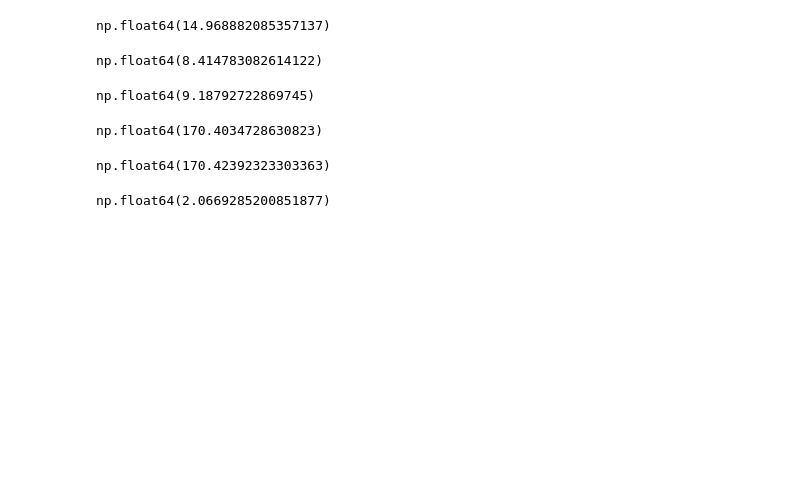
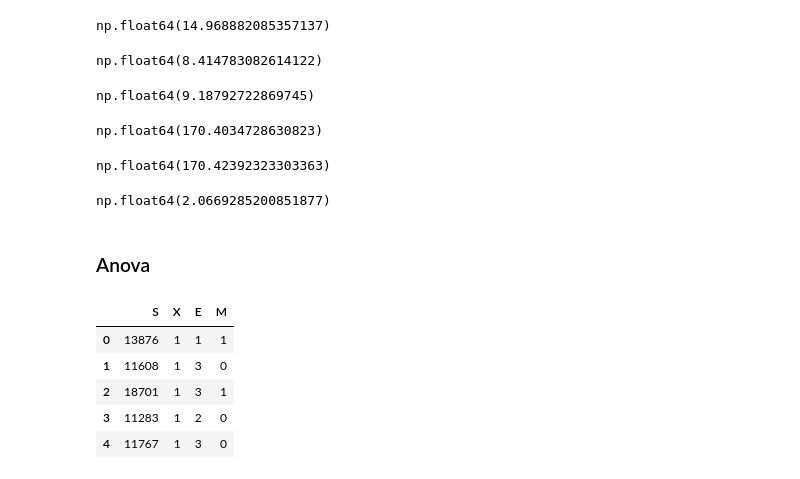
Before and after one commit to Brenda-Mutai/Python-, a Jupyter notebook: Statistical_Power_and_Anova.ipynb, the cells around one changed output. Drawn from its saved outputs; the diff is of its cells as text; code cells hidden in the pictures; blank space fills up the shorter version.

Commit message:
anova

```diff
--- a/Statistical_Power_and_Anova.ipynb
+++ b/Statistical_Power_and_Anova.ipynb
@@ -110,3 +110,5 @@ d=cohensd(male_sample,female_sample)
 d
 # %% [output]
 np.float64(2.0669285200851877)
+# %% [markdown]
+### Anova
@@ -112,0 +121,11 @@ np.float64(2.0669285200851877)
+# %%
+#loading dataset
+df = pd.read_csv('IT_salaries.csv')
+df.head()
+# %% [output]
+|  | S | X | E | M |
+| 0 | 13876 | 1 | 1 | 1 |
+| 1 | 11608 | 1 | 3 | 0 |
+| 2 | 18701 | 1 | 3 | 1 |
+| 3 | 11283 | 1 | 2 | 0 |
+| 4 | 11767 | 1 | 3 | 0 |
```
Also changed, not shown: parts of 4 cells of this notebook, 1 other file.
